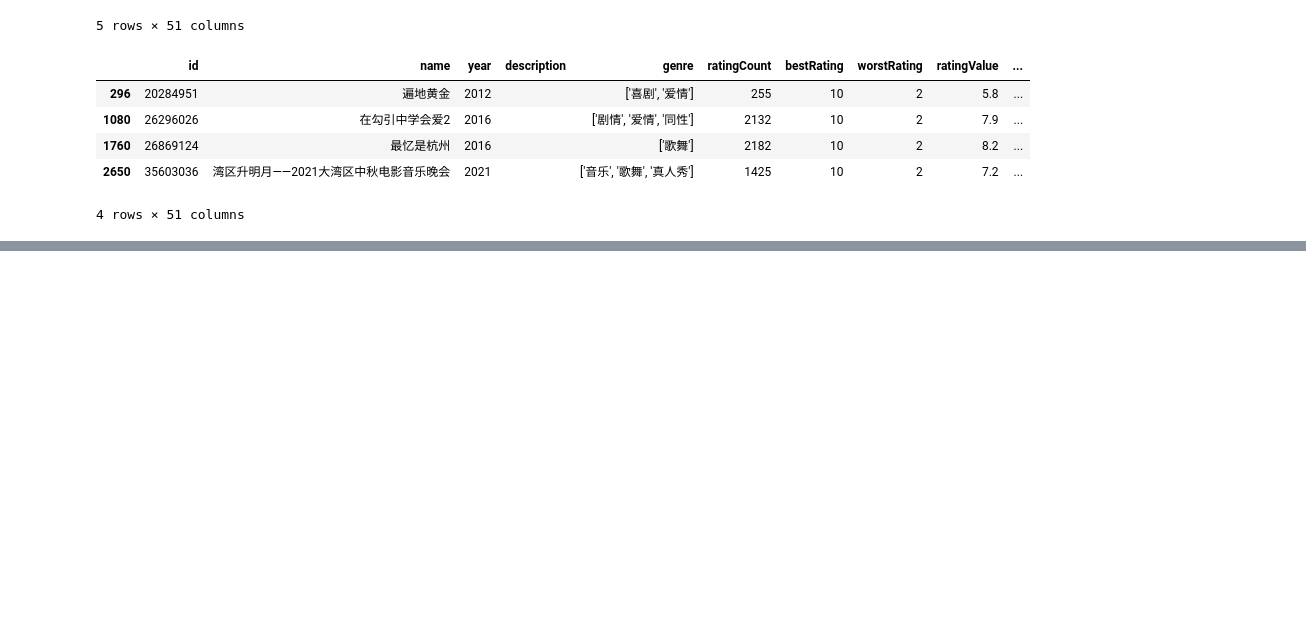
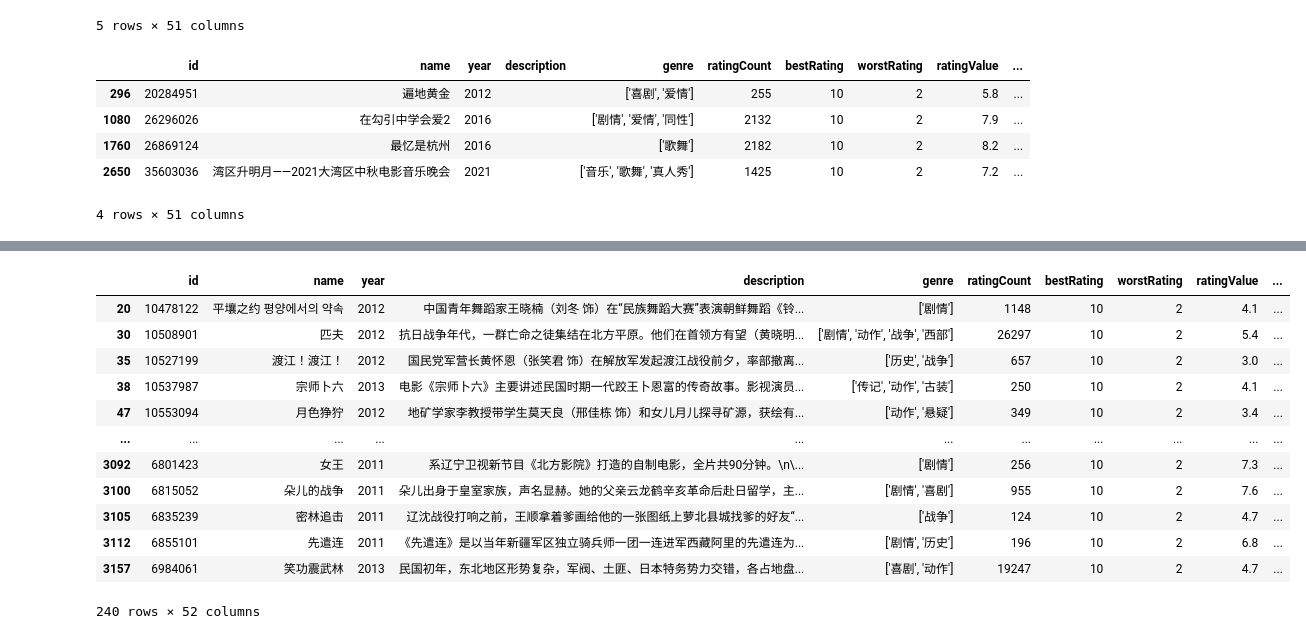
Before and after one commit to contrasting/jingo, a Jupyter notebook: 04a Identifying Propaganda.ipynb, the cells around one changed output, grey strips where cells are left out. Saved outputs shown, nothing was run; the diff lists cells and outputs as text; code cells hidden in the pictures; blank space fills up the shorter version.

Commit message:
identify list of propaganda movies

```diff
--- a/04a Identifying Propaganda.ipynb
+++ b/04a Identifying Propaganda.ipynb
@@ -173,0 +457,25 @@ with open("./possibles.html", "a", encoding="utf-8") as f:
+# %%
+# add propaganda dummy
+
+dummy = []
+
+for i in movies.id:
+    dummy.append(1 if i in propaganda else 0)
+
+movies = movies.assign(dPropaganda = dummy)
+# %%
+movies[movies.dPropaganda == 1]
+# %% [output]
+|  | id | name | year | description | genre | ratingCount | bestRating | worstRating | ratingValue | ... |
+| 20 | 10478122 | 平壤之约 평양에서의 약속 | 2012 | 中国青年舞蹈家王晓楠（刘冬 饰）在“民族舞蹈大赛”表演朝鲜舞蹈《铃... | ['剧情'] | 1148 | 10 | 2 | 4.1 | ... |
+| 30 | 10508901 | 匹夫 | 2012 | 抗日战争年代，一群亡命之徒集结在北方平原。他们在首领方有望（黄晓明... | ['剧情', '动作', '战争', '西部'] | 26297 | 10 | 2 | 5.4 | ... |
+| 35 | 10527199 | 渡江！渡江！ | 2012 | 国民党军营长黄怀恩（张笑君 饰）在解放军发起渡江战役前夕，率部撤离... | ['历史', '战争'] | 657 | 10 | 2 | 3.0 | ... |
+| 38 | 10537987 | 宗师卜六 | 2013 | 电影《宗师卜六》主要讲述民国时期一代跤王卜恩富的传奇故事。影视演员... | ['传记', '动作', '古装'] | 250 | 10 | 2 | 4.1 | ... |
+| 47 | 10553094 | 月色狰狞 | 2012 | 地矿学家李教授带学生莫天良（邢佳栋 饰）和女儿月儿探寻矿源，获绘有... | ['动作', '悬疑'] | 349 | 10 | 2 | 3.4 | ... |
+| ... | ... | ... | ... | ... | ... | ... | ... | ... | ... | ... |
+| 3092 | 6801423 | 女王 | 2011 | 系辽宁卫视新节目《北方影院》打造的自制电影，全片共90分钟。\n\... | ['剧情'] | 256 | 10 | 2 | 7.3 | ... |
+| 3100 | 6815052 | 朵儿的战争 | 2011 | 朵儿出身于皇室家族，声名显赫。她的父亲云龙鹤辛亥革命后赴日留学，主... | ['剧情', '喜剧'] | 955 | 10 | 2 | 7.6 | ... |
+| 3105 | 6835239 | 密林追击 | 2011 | 辽沈战役打响之前，王顺拿着爹画给他的一张图纸上萝北县城找爹的好友“... | ['战争'] | 124 | 10 | 2 | 4.7 | ... |
+| 3112 | 6855101 | 先遣连 | 2011 | 《先遣连》是以当年新疆军区独立骑兵师一团一连进军西藏阿里的先遣连为... | ['剧情', '历史'] | 196 | 10 | 2 | 6.8 | ... |
+| 3157 | 6984061 | 笑功震武林 | 2013 | 民国初年，东北地区形势复杂，军阀、土匪、日本特务势力交错，各占地盘... | ['喜剧', '动作'] | 19247 | 10 | 2 | 4.7 | ... |
+240 rows × 52 columns
```
Also changed, not shown: parts of 7 cells of this notebook, 1 other file.
